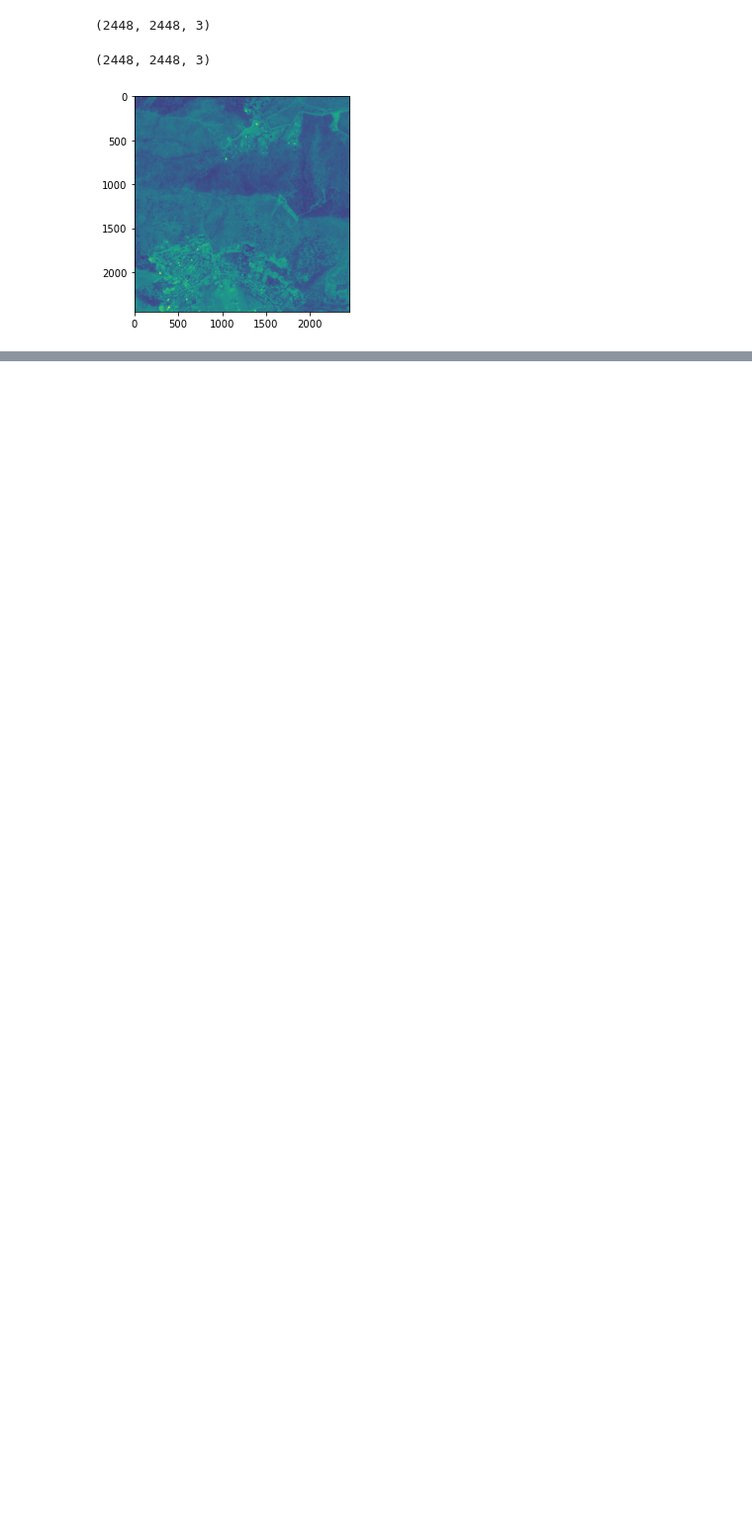
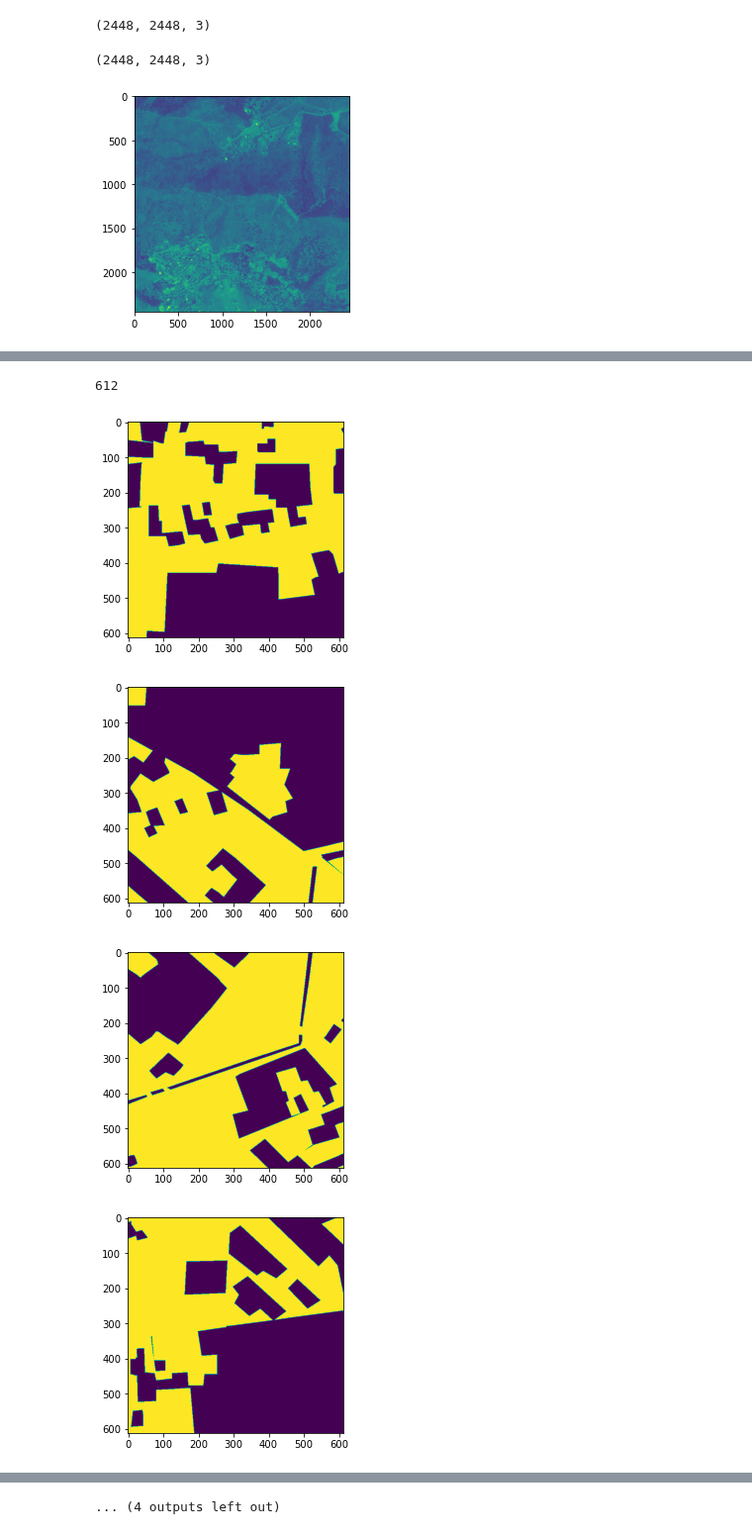
Before and after one commit to CSCCNY/final-project-landandbuildingsatimg-ccny, a Jupyter notebook: notebooks/scratch/01-JM-Image_split.ipynb, the cells around one changed output, grey strips where cells are left out. Shown at 99% size. Saved outputs shown, nothing was run; the diff lists cells and outputs as text; code cells hidden in the pictures; blank space fills up the shorter version.

```diff
--- a/notebooks/scratch/01-JM-Image_split.ipynb
+++ b/notebooks/scratch/01-JM-Image_split.ipynb
@@ -99,0 +103,30 @@ for i in range(0,3):
+# %%
+def split_image(image3, tile_size):
+    image_shape = tf.shape(image3)
+    tile_rows = tf.reshape(image3, [image_shape[0], -1, tile_size[1], image_shape[2]])
+    serial_tiles = tf.transpose(tile_rows, [1, 0, 2, 3])
+    return tf.reshape(serial_tiles, [-1, tile_size[1], tile_size[0], image_shape[2]])
+
+def unsplit_image(tiles4, image_shape):
+    tile_width = tf.shape(tiles4)[1]
+    serialized_tiles = tf.reshape(tiles4, [-1, image_shape[0], tile_width, image_shape[2]])
+    rowwise_tiles = tf.transpose(serialized_tiles, [1, 0, 2, 3])
+    return tf.reshape(rowwise_tiles, [image_shape[0], image_shape[1], image_shape[2]])
+# %%
+tile_size = int(img_height/4)
+tile_size
+# %% [output]
+612
+# %%
+tiles = split_image(x[0,:,:,:], [tile_size, tile_size])
+# %%
+tiles.shape
+for i in range(tiles.shape[0]):
+    image = tiles[i,:,:,0]
+    plt.imshow(image)
+    plt.show()
+# %% [output]
+[figure, added]
+[figure, added]
+[figure, added]
+[figure, added]
@@ -99,0 +141 @@ for i in range(0,3):
+... (4 outputs left out)
```
Also changed, not shown: parts of 17 cells of this notebook.
